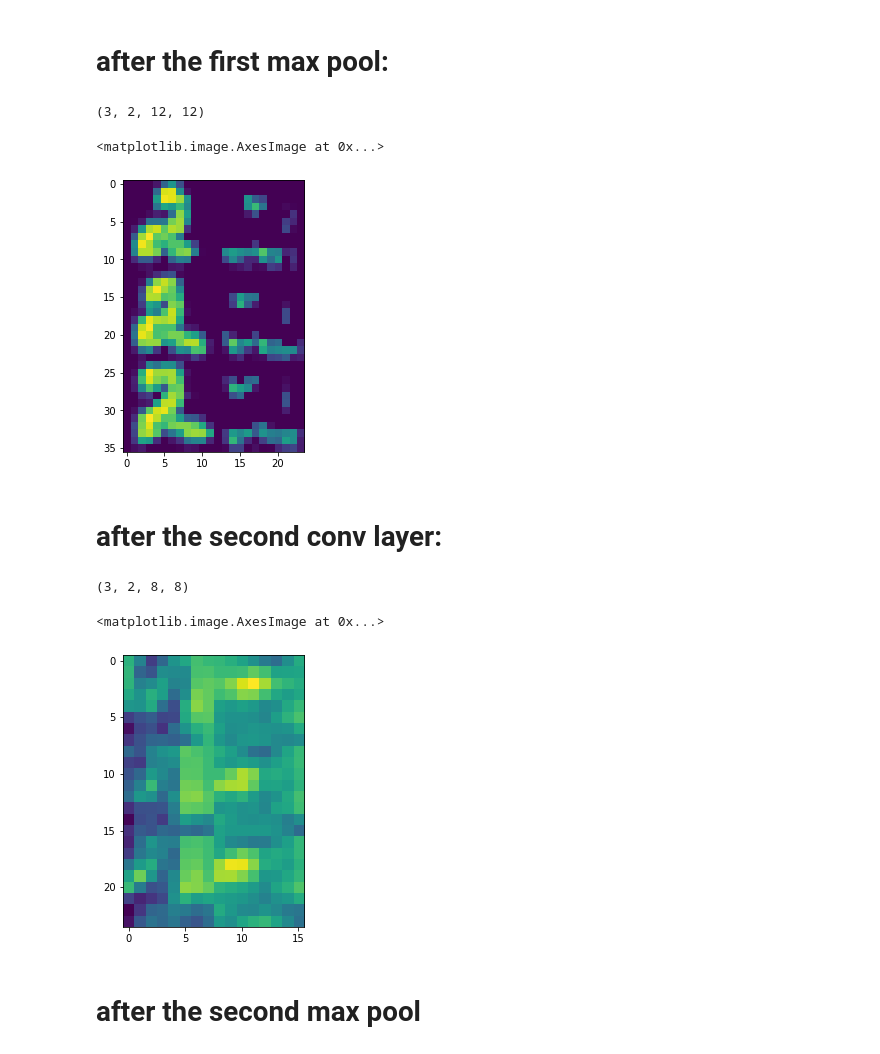
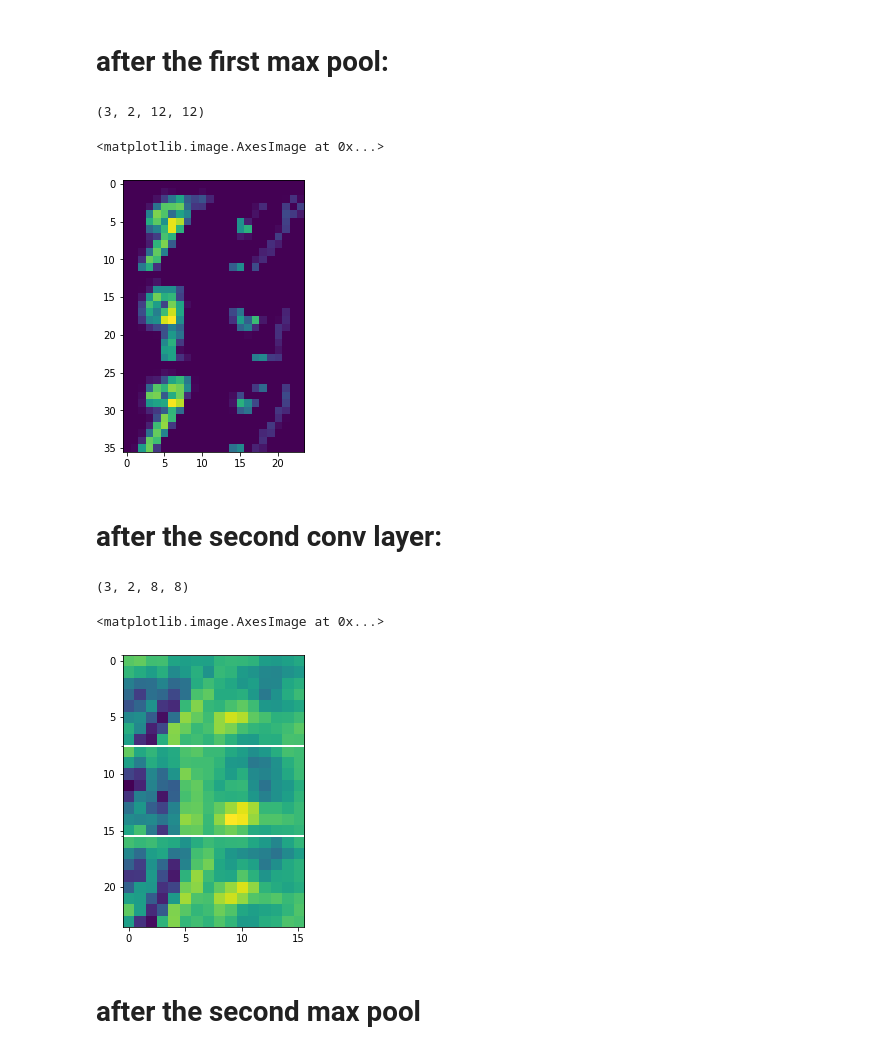
Before and after one commit to seangao14/mnist-cnn-visualizer, a Jupyter notebook: playground.ipynb, the cells around one changed output. Drawn from its saved outputs; the diff is of its cells as text; code cells hidden in the pictures.

```diff
--- a/playground.ipynb
+++ b/playground.ipynb
@@ -76,7 +76,7 @@ y_test = np.load('data/y_train.npy', allow_pickle=True)
 X_test = torch.tensor(X_test).view(-1, 1, 28, 28).float()
 # %%
 # digit to be selected
-NUM = 2
+NUM = 9
 # number of digits to display
 NUM_NUMS = 3
 
@@ -88,7 +88,7 @@ array([    5,    16,    25, ..., 59983, 59985, 59991], dtype=int64)
 # %%
 # since im too lazy to calculate good starting spots ill just use 200
 start = np.random.randint(200)
-nums = X_test[num_loc[start:start+3]].view(-1,1,28,28)
+nums = X_test[num_loc[start:start+NUM_NUMS]].view(-1,1,28,28)
 print(nums.shape)
 dig_img = nums.reshape(-1, 28, 28)
 dig_img = [i for i in dig_img] # huh idk why i need this but apparently you can only concat list
@@ -135,24 +135,27 @@ plt.imshow(mp1_img)
 # %% [output]
 (3, 2, 12, 12)
 <matplotlib.image.AxesImage at 0x...>
-[figure, old version]
+[figure, new version]
 # %% [markdown]
 # after the second conv layer:
 # %%
 x_c2 = model.c2(x_mp1)
 c2 = x_c2.detach().numpy()
 print(c2.shape)
 c2 = c2.reshape((-1,2,8,8))
 c2_cat = []
 for i in range(c2.shape[0]):
     c2_cat.append(np.concatenate((c2[i][:]), axis=1))
 c2_img = np.concatenate((c2_cat[:]))
 plt.figure(figsize=(5,5))
+ax = plt.gca()
+ax.set_yticks(np.arange(-.5, NUM_NUMS*8-1, 8), minor=True)
+ax.grid(which='minor', color='w', linestyle='-', linewidth=2)
 plt.imshow(c2_img)
 # %% [output]
 (3, 2, 8, 8)
 <matplotlib.image.AxesImage at 0x...>
-[figure, old version]
+[figure, new version]
 # %% [markdown]
 # after the second max pool
 # %%
```
Also changed, not shown: parts of 5 cells of this notebook.
